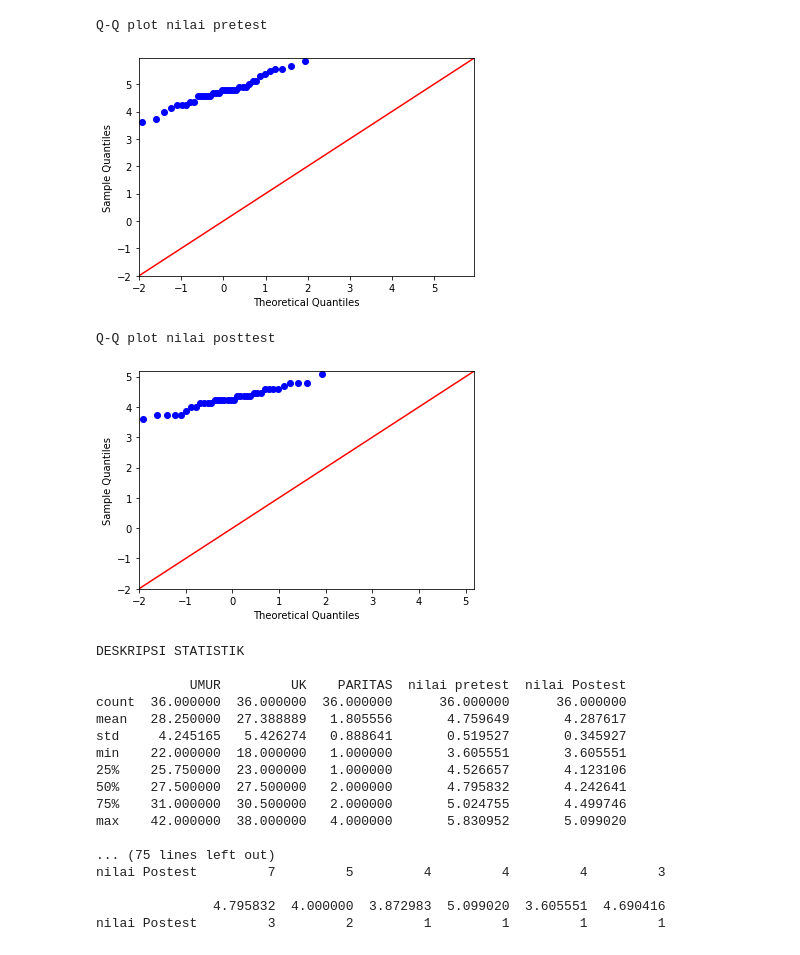
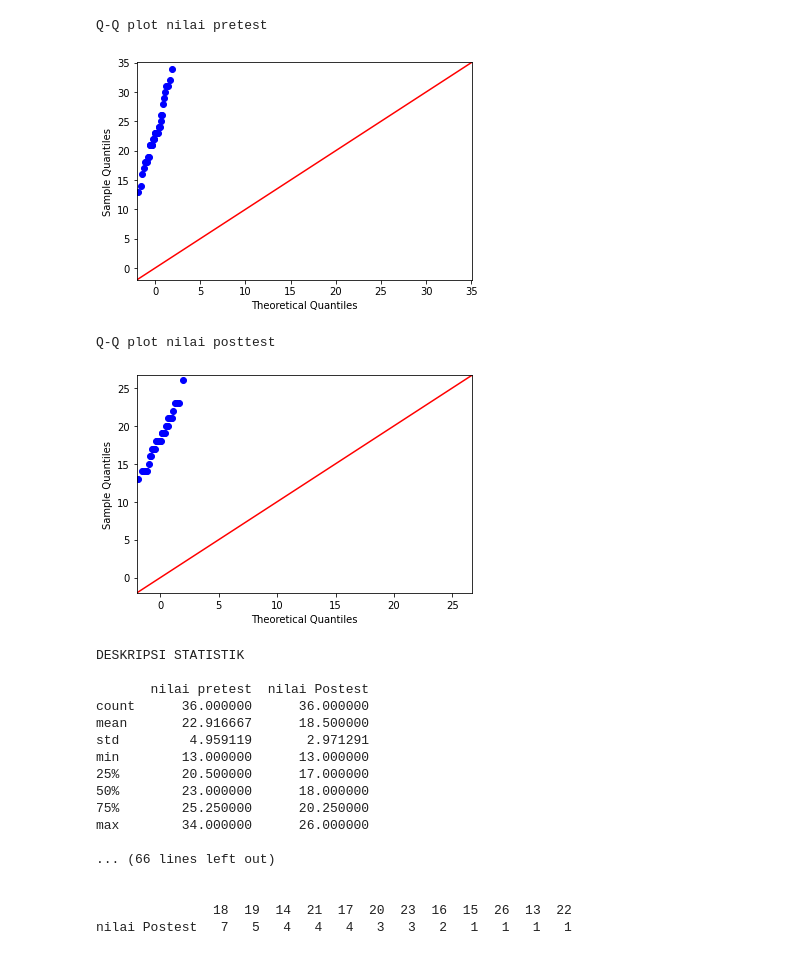
Before and after one commit to hcalldee/Penelitian_bidan_halimah, a Jupyter notebook: Penelitian_Mba_Halimah.ipynb, the cells around one changed output. Saved outputs shown, nothing was run; the diff lists cells and outputs as text; code cells hidden in the pictures.

```diff
--- a/Penelitian_Mba_Halimah.ipynb
+++ b/Penelitian_Mba_Halimah.ipynb
@@ -15,4 +27,5 @@ import scipy.stats as stats
 # %%
-url = 'https://raw.githubusercontent.com/hcalldee/Penelitian_bidan_halimah/main/dataset_mbahalimah.csv'
+url = 'https://raw.githubusercontent.com/hcalldee/Penelitian_bidan_halimah/main/dataset_mbahalimah3.csv'
 dataset = pd.read_csv(url,sep=',')
-df = dataset.iloc[:,1:9]
+df = dataset.iloc[:,1:11]
+df
@@ -35,12 +72,12 @@ n=0
 
 
 print("Q-Q plot nilai pretest \n")
-fig = sm.qqplot(df.iloc[:,6], line='45')
+fig = sm.qqplot(df.iloc[:,7], line='45')
 plt.show()
 print('\n')
 
 print("Q-Q plot nilai posttest \n")
-fig = sm.qqplot(df.iloc[:,7], line='45')
+fig = sm.qqplot(df.iloc[:,9], line='45')
 plt.show()
 print('\n')
 
@@ -49,70 +86,74 @@ print(df.describe())
 print('\n')
 
 print('Uji Normality Saphiro\n')
-if(shapiro(df.iloc[:,6])[1]>0.05):
-  print(str(df.columns[6])+' terdistribusi Normal dengan nilai '+str(shapiro(df.iloc[:,6])[1])+'\n')
-elif(shapiro(df.iloc[:,6])[1]<0.05):
-  print(str(df.columns[6])+' tidak terdistribusi Normal dengan nilai '+str(shapiro(df.iloc[:,6])[1])+'\n')
-
 if(shapiro(df.iloc[:,7])[1]>0.05):
   print(str(df.columns[7])+' terdistribusi Normal dengan nilai '+str(shapiro(df.iloc[:,7])[1])+'\n')
 elif(shapiro(df.iloc[:,7])[1]<0.05):
-  print(str(df.columns[7])+' tidak terdistribusi Normal '+str(shapiro(df.iloc[:,7])[1])+'\n')
+  print(str(df.columns[7])+' tidak terdistribusi Normal dengan nilai '+str(shapiro(df.iloc[:,7])[1])+'\n')
+
+if(shapiro(df.iloc[:,9])[1]>0.05):
+  print(str(df.columns[9])+' terdistribusi Normal dengan nilai '+str(shapiro(df.iloc[:,9])[1])+'\n')
+elif(shapiro(df.iloc[:,9])[1]<0.05):
+  print(str(df.columns[9])+' tidak terdistribusi Normal '+str(shapiro(df.iloc[:,9])[1])+'\n')
 
 print('Uji Normality Kolmogorov-Smirnov\n')
-if(kstest(df.iloc[:,6],'norm')[1]>0.05):
-  print(str(df.columns[6])+' terdistribusi Normal dengan nilai '+str(kstest(df.iloc[:,6],'norm')[1])+'\n')
-elif(kstest(df.iloc[:,6],'norm')[1]<0.05):
-  print(str(df.columns[6])+' tidak terdistribusi Normal dengan nilai '+str(kstest(df.iloc[:,6],'norm')[1])+'\n')
-
 if(kstest(df.iloc[:,7],'norm')[1]>0.05):
   print(str(df.columns[7])+' terdistribusi Normal dengan nilai '+str(kstest(df.iloc[:,7],'norm')[1])+'\n')
 elif(kstest(df.iloc[:,7],'norm')[1]<0.05):
-  print(str(df.columns[7])+' tidak terdistribusi Normal '+str(kstest(df.iloc[:,7],'norm')[1])+'\n')
+  print(str(df.columns[7])+' tidak terdistribusi Normal dengan nilai '+str(kstest(df.iloc[:,7],'norm')[1])+'\n')
+
+if(kstest(df.iloc[:,9],'norm')[1]>0.05):
+  print(str(df.columns[9])+' terdistribusi Normal dengan nilai '+str(kstest(df.iloc[:,9],'norm')[1])+'\n')
+elif(kstest(df.iloc[:,9],'norm')[1]<0.05):
+  print(str(df.columns[9])+' tidak terdistribusi Normal '+str(kstest(df.iloc[:,9],'norm')[1])+'\n')
+
+print('\nUji wilcoxon\n')
+hasil = stats.wilcoxon(df.iloc[:,7], df.iloc[:,9])
+print("nilai hasi uji : "+"{:.8f}".format(float(str(hasil[1]))))
+print('\n')
 
 print('\nUji T-Test Paired Variable\n')
-hasil = stats.ttest_ind(a=df.iloc[:,6], b=df.iloc[:,7], equal_var=True)
+hasil = stats.ttest_ind(a=df.iloc[:,7], b=df.iloc[:,9], equal_var=True)
 if(hasil[0]==hasil[1]):
   print('population mean of hasil pretest is equal to hasil postest')
   print('pretest value : '+str(hasil[0])+' postest value : '+str(hasil[1]))
 elif(hasil[0]!=hasil[1]):
   print('population mean of hasil pretest isn\'t equal to hasil postest')
   print('pretest value : '+str(hasil[0])+' postest value : '+str(hasil[1]))
 print('\n')
 
 print('Uji T-Test Independent Variable\n')
-hasil = rp.ttest(group1= df.iloc[:,6], group1_name= "nilai pretest",
-         group2= df.iloc[:,7], group2_name= "nilai postest")
-print(hasil)
+hasil = rp.ttest(group1= df.iloc[:,7], group1_name= "nilai pretest",
+         group2= df.iloc[:,9], group2_name= "nilai postest")
 print('\n')
 
 print("\nFREKUENSI\n")
 for i in df.columns:
   if(i != "INISIAL "):
     frek.append(df[i].value_counts())
 
 for dat in frek:
   print(pd.DataFrame(dat).T)
   print('\n')
 # %% [output]
 Q-Q plot nilai pretest
-[figure, old version]
+[figure, new version]
 Q-Q plot nilai posttest
-[figure, old version]
+[figure, new version]
 DESKRIPSI STATISTIK
 
-            UMUR         UK    PARITAS  nilai pretest  nilai Postest
-count  36.000000  36.000000  36.000000      36.000000      36.000000
-mean   28.250000  27.388889   1.805556       4.759649       4.287617
-std     4.245165   5.426274   0.888641       0.519527       0.345927
-min    22.000000  18.000000   1.000000       3.605551       3.605551
-25%    25.750000  23.000000   1.000000       4.526657       4.123106
-50%    27.500000  27.500000   2.000000       4.795832       4.242641
-75%    31.000000  30.500000   2.000000       5.024755       4.499746
-max    42.000000  38.000000   4.000000       5.830952       5.099020
+       nilai pretest  nilai Postest
+count      36.000000      36.000000
+mean       22.916667      18.500000
+std         4.959119       2.971291
+min        13.000000      13.000000
+25%        20.500000      17.000000
+50%        23.000000      18.000000
+75%        25.250000      20.250000
+max        34.000000      26.000000
 
-... (75 lines left out)
-nilai Postest         7         5         4         4         4         3
+... (66 lines left out)
 
-               4.795832  4.000000  3.872983  5.099020  3.605551  4.690416
-nilai Postest         3         2         1         1         1         1
+
+               18  19  14  21  17  20  23  16  15  26  13  22
+nilai Postest   7   5   4   4   4   3   3   2   1   1   1   1
```
Also changed, not shown: parts of 3 cells of this notebook.
